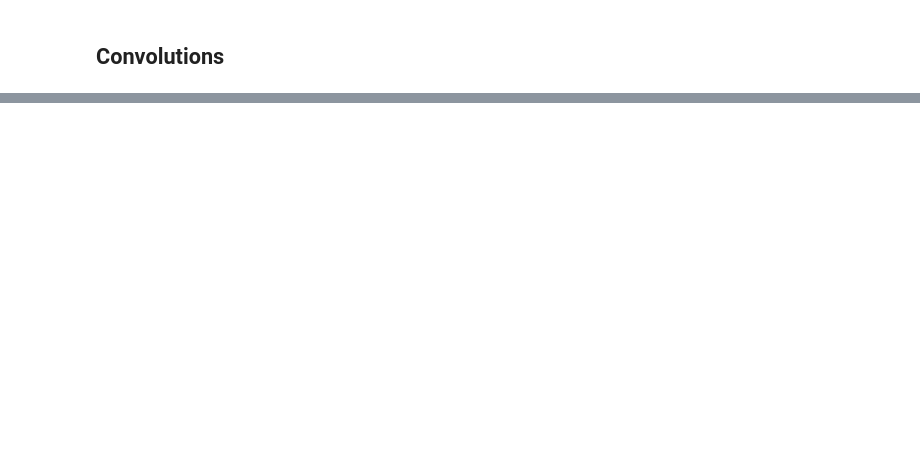
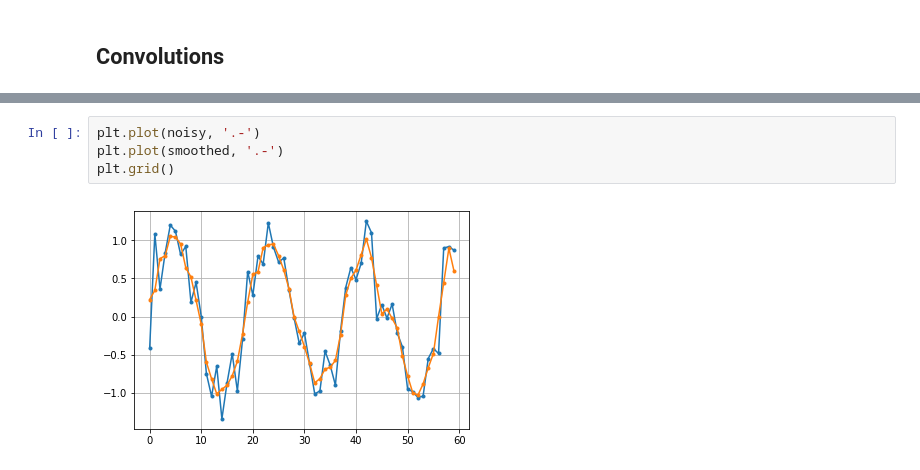
Before and after one commit to kamrik/ML2, a Jupyter notebook: slides/02_week.ipynb, the cells around one changed output, grey strips where cells are left out. Drawn from its saved outputs; the diff is of its cells as text; blank space fills up the shorter version.

```diff
--- a/slides/02_week.ipynb
+++ b/slides/02_week.ipynb
@@ -13,0 +41,6 @@ __Week 2 lecture__
+# %%
+plt.plot(noisy, '.-')
+plt.plot(smoothed, '.-')
+plt.grid()
+# %% [output]
+[figure, added]
```
Also changed, not shown: parts of 10 cells of this notebook.
